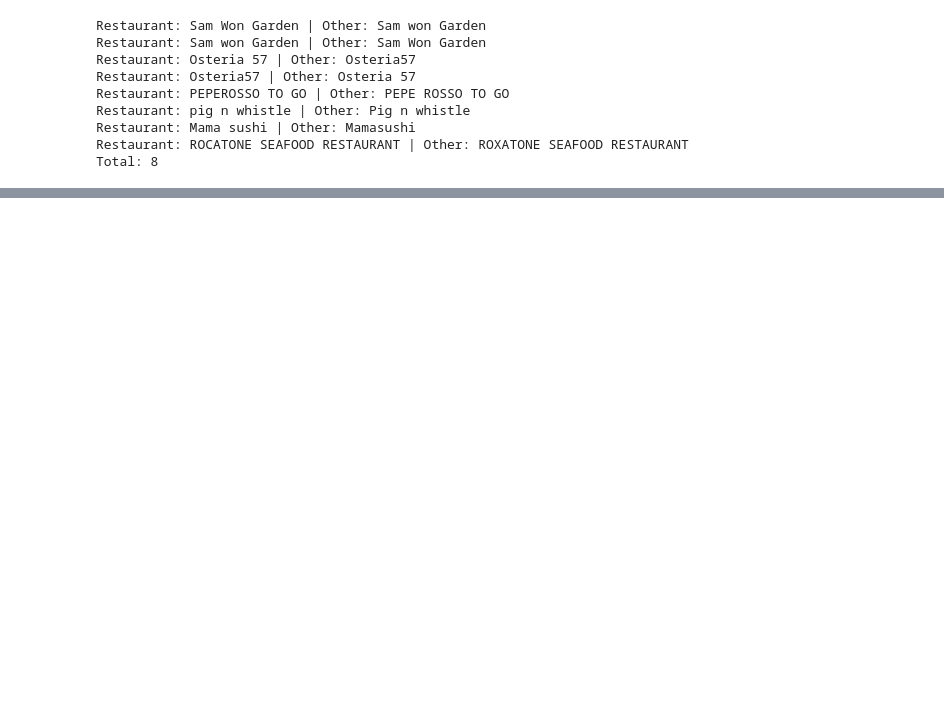
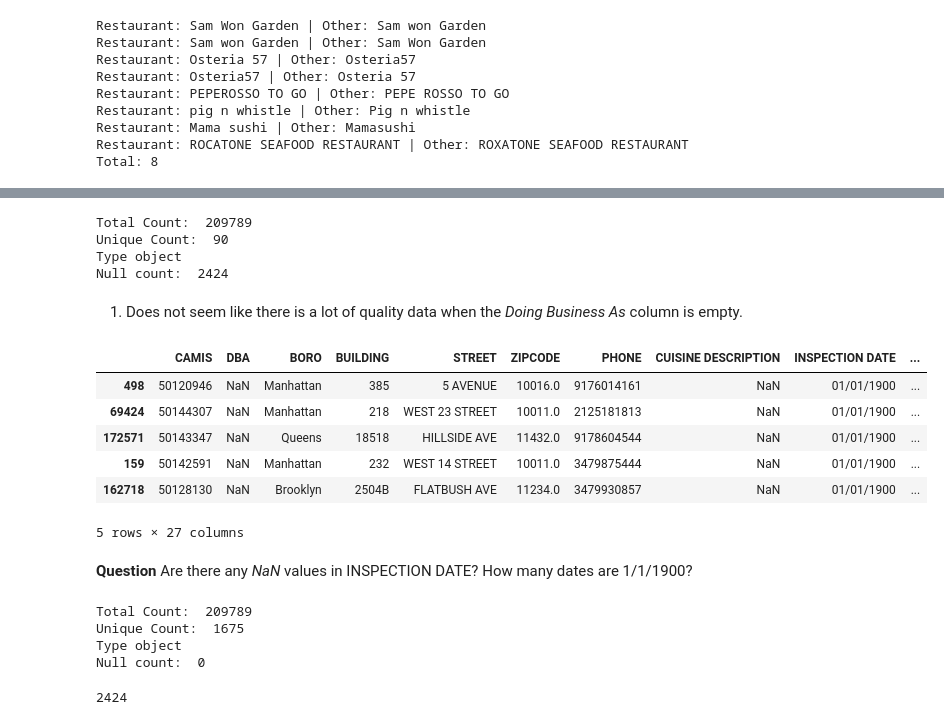
Before and after one commit to machar94/project-2-restaraunt-analytics, a Jupyter notebook: eda.ipynb, the cells around one changed output, grey strips where cells are left out. Saved outputs shown, nothing was run; the diff lists cells and outputs as text; code cells hidden in the pictures; blank space fills up the shorter version.

```diff
--- a/eda.ipynb
+++ b/eda.ipynb
@@ -298,0 +342,32 @@ Total: 8
+# %%
+summarize_column(df_doh['CUISINE DESCRIPTION'], ColumnType.CATEGORICAL, large_category=True)
+# %% [output]
+Total Count:  209789
+Unique Count:  90
+Type object
+Null count:  2424
+# %% [markdown]
+1. Does not seem like there is a lot of quality data when the *Doing Business As* column is empty.
+# %%
+df_doh[df_doh['DBA'].isnull()].sample(5)
+# %% [output]
+|  | CAMIS | DBA | BORO | BUILDING | STREET | ZIPCODE | PHONE | CUISINE DESCRIPTION | INSPECTION DATE | ... |
+| 498 | 50120946 | NaN | Manhattan | 385 | 5 AVENUE | 10016.0 | 9176014161 | NaN | 01/01/1900 | ... |
+| 69424 | 50144307 | NaN | Manhattan | 218 | WEST 23 STREET | 10011.0 | 2125181813 | NaN | 01/01/1900 | ... |
+| 172571 | 50143347 | NaN | Queens | 18518 | HILLSIDE AVE | 11432.0 | 9178604544 | NaN | 01/01/1900 | ... |
+| 159 | 50142591 | NaN | Manhattan | 232 | WEST 14 STREET | 10011.0 | 3479875444 | NaN | 01/01/1900 | ... |
+| 162718 | 50128130 | NaN | Brooklyn | 2504B | FLATBUSH AVE | 11234.0 | 3479930857 | NaN | 01/01/1900 | ... |
+5 rows × 27 columns
+# %% [markdown]
+**Question** Are there any *NaN* values in INSPECTION DATE? How many dates are 1/1/1900?
+# %%
+summarize_column(df_doh['INSPECTION DATE'], ColumnType.CATEGORICAL, large_category=True)
+# %% [output]
+Total Count:  209789
+Unique Count:  1675
+Type object
+Null count:  0
+# %%
+(df_doh['INSPECTION DATE'] == '01/01/1900').sum()
+# %% [output]
+2424
```
Also changed, not shown: parts of 23 cells of this notebook, 15 other files.
